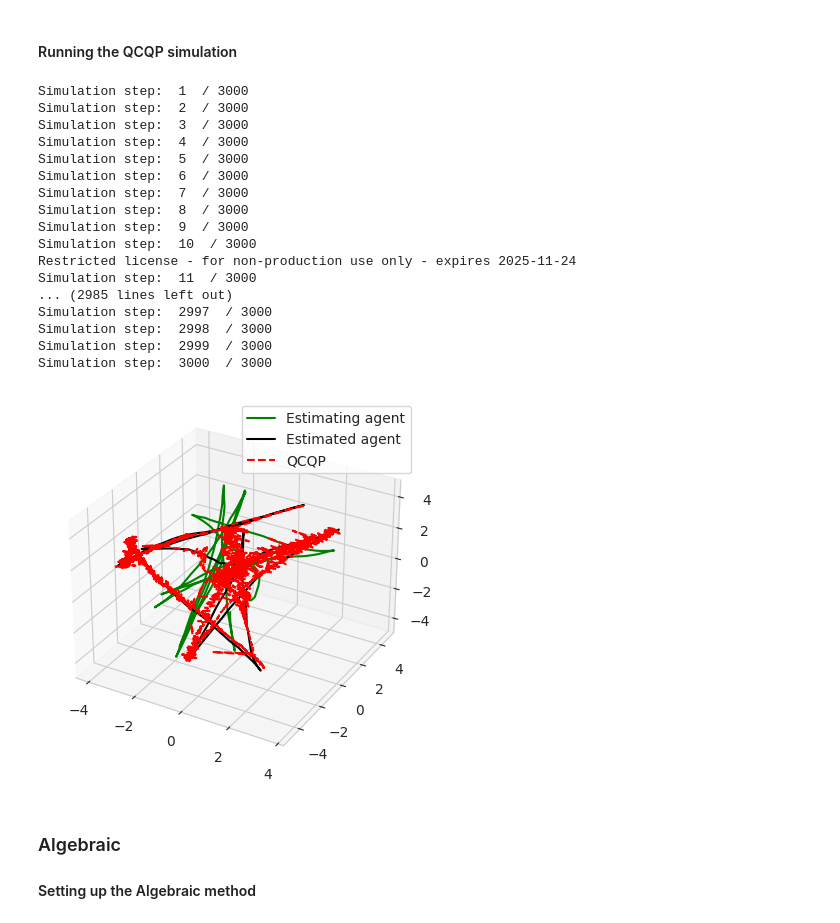
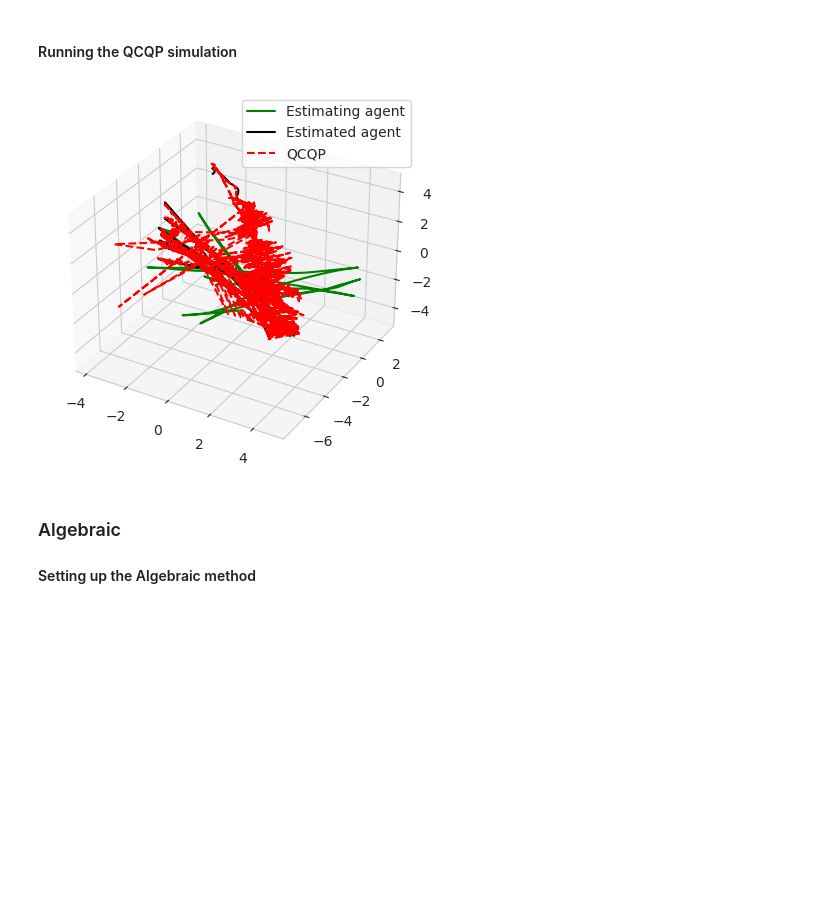
Before and after one commit to y2d2/UPF_RPE, a Jupyter notebook: quick start.ipynb, the cells around one changed output. Saved outputs shown, nothing was run; the diff lists cells and outputs as text; code cells hidden in the pictures; blank space fills up the shorter version.

```diff
--- a/quick start.ipynb
+++ b/quick start.ipynb
@@ -245,7 +209,7 @@ It is important to note you need a Gurboi license to run this code.
 from Code.BaseLines.QCQP import QCQP
 from Code.DataLoggers.QCQP_DataLogger import QCQP_Log
 
-qcqp = QCQP(horizon=100,  sigma_uwb=sigma_uwb)
+qcqp = QCQP(horizon=500,  sigma_uwb=sigma_uwb)
 qcqp_log = QCQP_Log(qcqp, drone_0, drone_1)
 # %% [markdown]
 #### Running the QCQP simulation
@@ -255,55 +219,36 @@ import numpy as np
 import matplotlib.pyplot as plt
 
 dx_1 = np.zeros(4)
 q_1 = np.zeros((4, 4))
 dx_0 = np.zeros(4)
 q_0 = np.zeros((4, 4))
 for i in range(1, simulation_time_steps+1):
-    print("Simulation step: ", i, " /", simulation_time_steps)
+    # print("Simulation step: ", i, " /", simulation_time_steps)
     c_1 = get_4d_rot_matrix(dx_1[-1])
     dx_1 = dx_1 + c_1 @ np.concatenate((drone_1.dx_slam[i], np.array([drone_1.dh_slam[i]])))
     q_1 = q_1 + c_1 @ drone_1.q @ c_1.T
 
     c_0 = get_4d_rot_matrix(dx_0[-1])
     dx_0 = dx_0 + c_0 @ np.concatenate((drone_0.dx_slam[i], np.array([drone_0.dh_slam[i]])))
     q_0 = q_0 + c_0 @ drone_0.q @ c_0.T
 
     if i % (factor) == 0:
         qcqp.update(dx_0, dx_1, distances[i])
         qcqp_log.log(i)
 
         dx_1 = np.zeros(4)
         q_1 = np.zeros((4, 4))
         dx_0 = np.zeros(4)
         q_0 = np.zeros((4, 4))
 fig = plt.figure()
 ax = fig.add_subplot(111, projection='3d')
 drone_0.plot_trajectory(ax= ax, color="green", label="Estimating agent")
 drone_1.plot_trajectory(ax= ax, color="k", label="Estimated agent")
-# self.drone.plot_slam_position(ax=ax, color="k", linestyle="--")
-# self.host.plot_slam_position(ax=ax, color="green", linestyle="--")
-qcqp_log.plot_corrected_estimated_trajectory(ax=ax, color="r", linestyle="--", marker="", label="QCQP")
+qcqp_log.plot_corrected_estimated_trajectory(ax=ax, color="r", linestyle=":", marker="", label="QCQP")
 plt.legend()
 plt.show()
 # %% [output]
-Simulation step:  1  / 3000
-Simulation step:  2  / 3000
-Simulation step:  3  / 3000
-Simulation step:  4  / 3000
-Simulation step:  5  / 3000
-Simulation step:  6  / 3000
-Simulation step:  7  / 3000
-Simulation step:  8  / 3000
-Simulation step:  9  / 3000
-Simulation step:  10  / 3000
-Restricted license - for non-production use only - expires 2025-11-24
-Simulation step:  11  / 3000
-... (2985 lines left out)
-Simulation step:  2997  / 3000
-Simulation step:  2998  / 3000
-Simulation step:  2999  / 3000
-Simulation step:  3000  / 3000
-[figure, old version]
+[figure, new version]
 # %% [markdown]
 ### Algebraic
 
```
Also changed, not shown: parts of 7 cells of this notebook, 10 other files.
